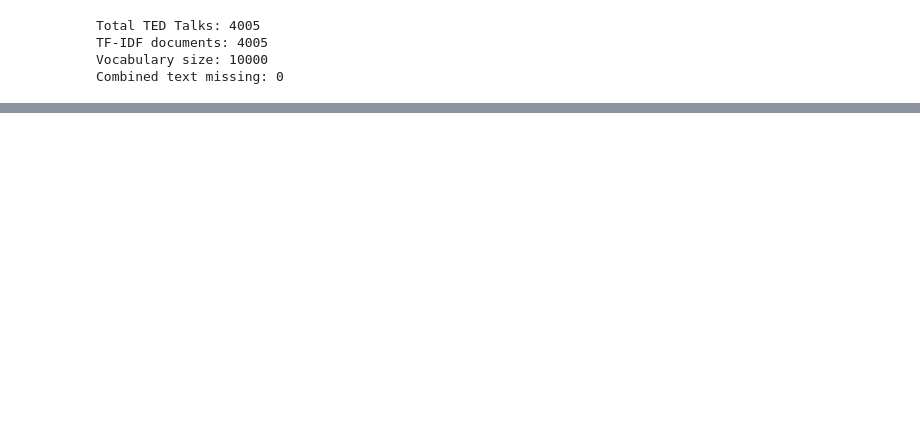
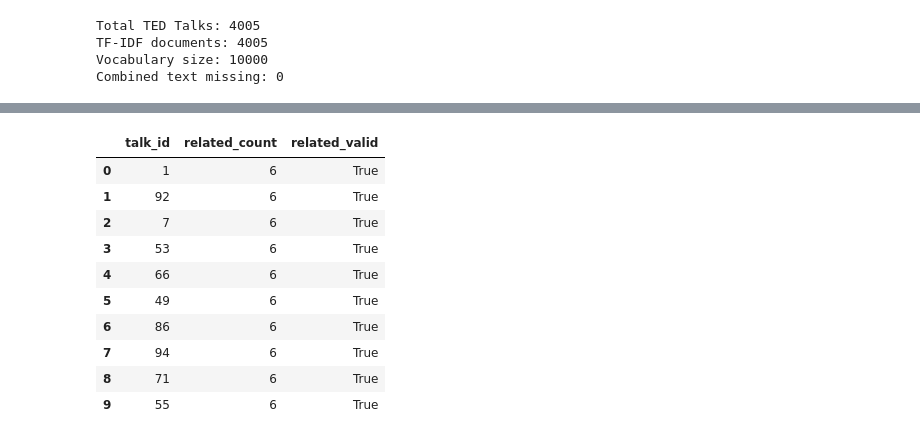
Before and after one commit to springboardmentor0702-lgtm/Personalized-TED-Talks-Recommendation-System, a Jupyter notebook: TED_Talk_Recommendation_System.ipynb, the cells around one changed output, grey strips where cells are left out. Drawn from its saved outputs; the diff is of its cells as text; code cells hidden in the pictures; blank space fills up the shorter version.

```diff
--- a/TED_Talk_Recommendation_System.ipynb
+++ b/TED_Talk_Recommendation_System.ipynb
@@ -745,0 +1007,16 @@ Drive already mounted at /content/drive; to attempt to forcibly remount, call dr
+# %%
+# Test recommendation system with multiple TED Talks
+
+test_talks = [
+    "Averting the climate crisis",
+    "The power of vulnerability",
+    "Do schools kill creativity?",
+    "How great leaders inspire action"
+]
+
+for talk in test_talks:
+    print("\nInput TED Talk:", talk)
+    print("-" * 60)
+
+    result = recommend_talk(talk, top_n=5)
+    display(result)
@@ -745,0 +1177,58 @@ Drive already mounted at /content/drive; to attempt to forcibly remount, call dr
+# %%
+display(HTML("<h2 style='text-align:center;'>Related Talk Analysis</h2>"))
+#Related talks analysis
+import ast
+import pandas as pd
+
+#Convert related talks into Python dictionaries
+# Convert related_talks into dictionaries
+def extract_related_talks(value):
+
+    if pd.isna(value):
+        return {}
+
+    try:
+        result = ast.literal_eval(value)
+
+        if isinstance(result, dict):
+            return result
+
+        return {}
+
+    except (ValueError, SyntaxError, TypeError):
+        return {}
+
+df["related_talks_dict"] = df["related_talks"].apply(
+    extract_related_talks
+)
+
+# Count related talks
+df["related_count"] = df["related_talks_dict"].apply(len)
+
+# Display results
+display(
+    df[["talk_id", "title", "related_talks_dict", "related_count"]].head(5)
+)
+
+print("Related talks converted successfully!")
+
+# Get all talk IDs from the dataset
+talk_ids = set(df["talk_id"])
+
+# Check whether related talk IDs exist
+def check_related_ids(related_dict):
+
+    return all(
+        int(talk_id) in talk_ids
+        for talk_id in related_dict.keys()
+    )
+
+df["related_valid"] = df["related_talks_dict"].apply(
+    check_related_ids
+)
+
+print("Valid related-talk records:", df["related_valid"].sum())
+print("Invalid related-talk records:", (~df["related_valid"]).sum())
+
+display(df[["talk_id", "related_count", "related_valid"]].head(10))
+# %% [output]
@@ -745,0 +1245,11 @@ Drive already mounted at /content/drive; to attempt to forcibly remount, call dr
+|  | talk_id | related_count | related_valid |
+| 0 | 1 | 6 | True |
+| 1 | 92 | 6 | True |
+| 2 | 7 | 6 | True |
+| 3 | 53 | 6 | True |
+| 4 | 66 | 6 | True |
+| 5 | 49 | 6 | True |
+| 6 | 86 | 6 | True |
+| 7 | 94 | 6 | True |
+| 8 | 71 | 6 | True |
+| 9 | 55 | 6 | True |
```
Also changed, not shown: parts of 40 cells of this notebook.
